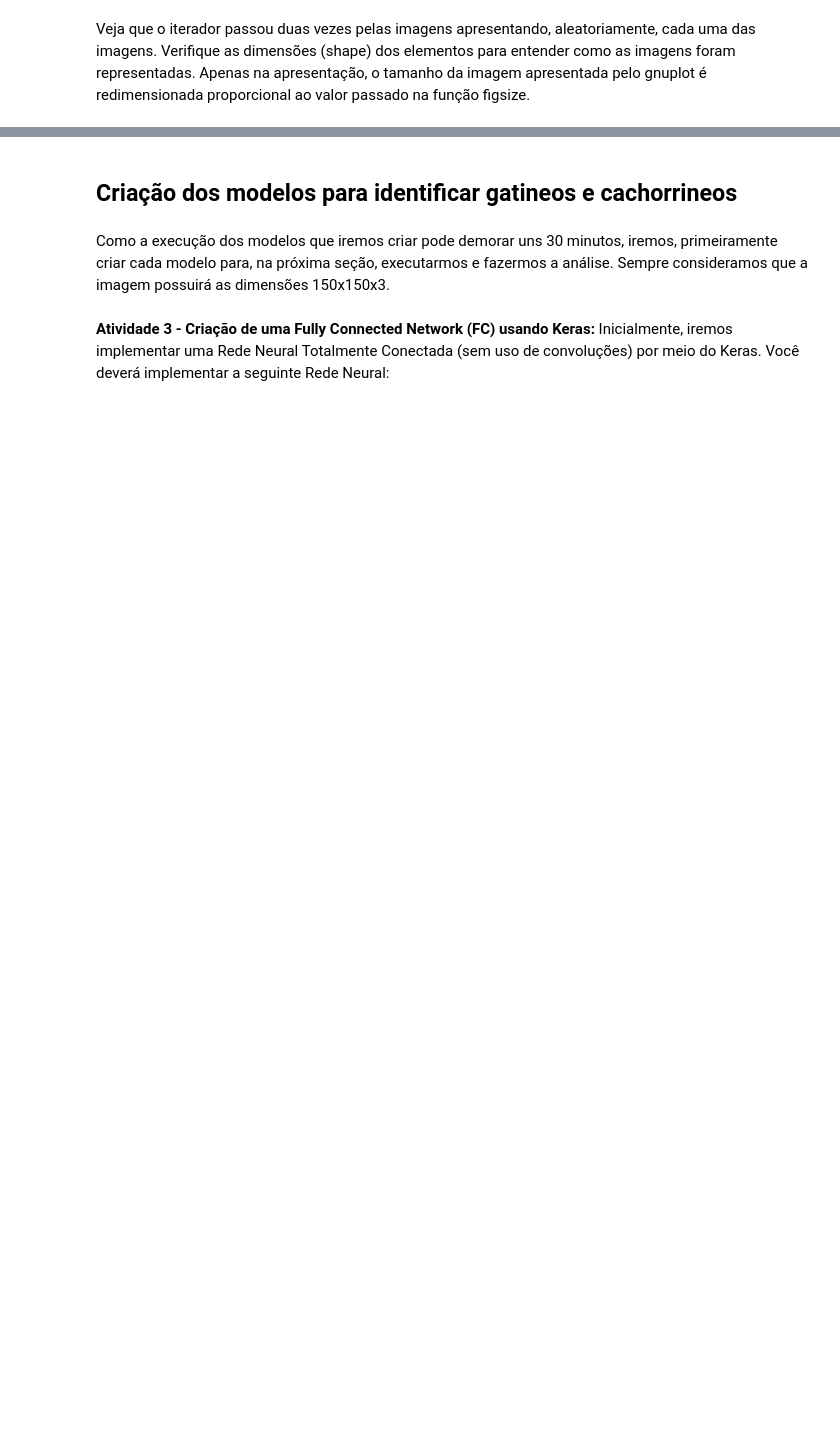
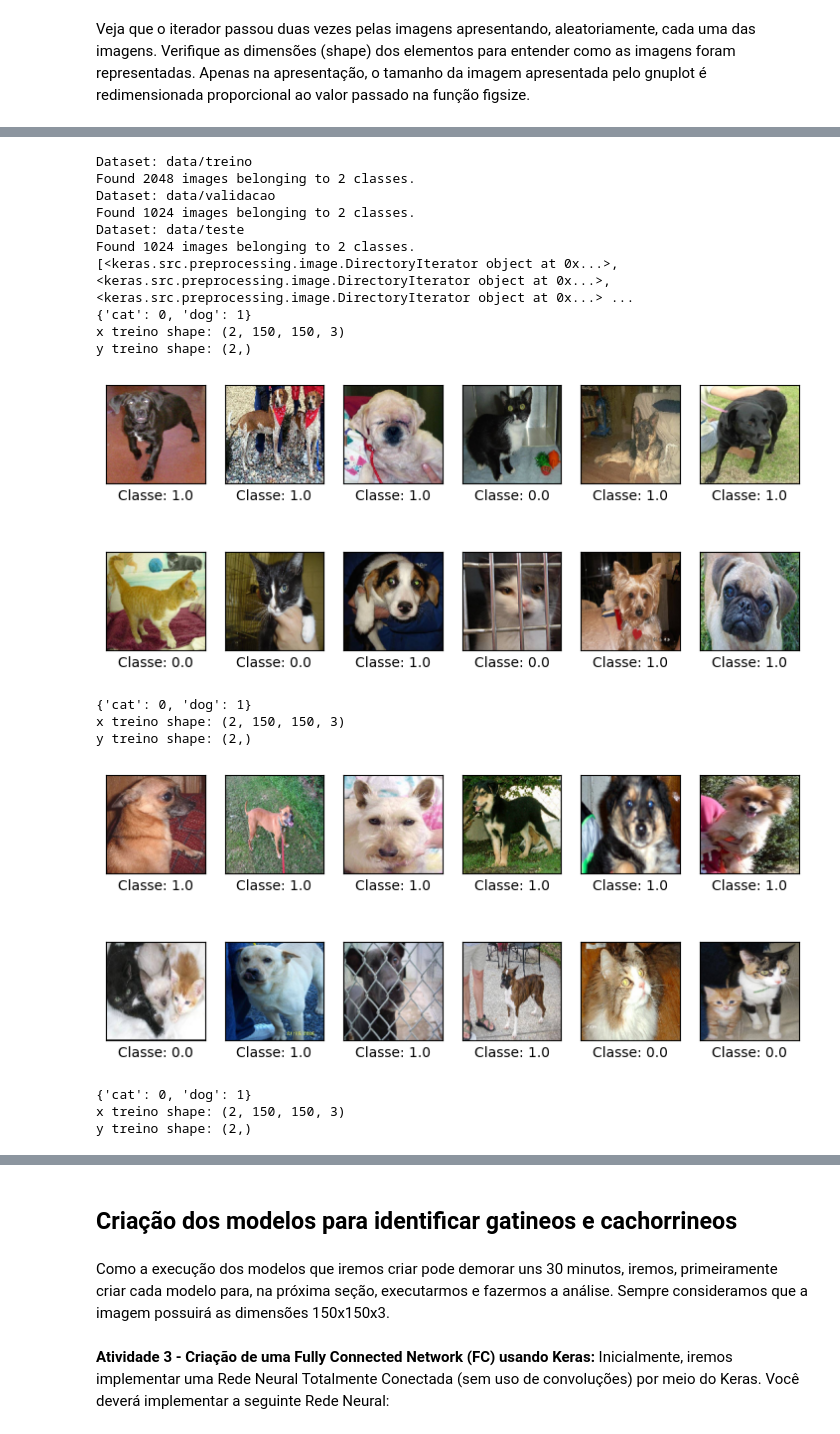
Before and after one commit to vnszero/machine-learning-algorithms, a Jupyter notebook: 5.ap-de-maquina-cefetmg-felicia-master/Identificação de Gatos e Cachorros_pratica.ipynb, the cells around one changed output, grey strips where cells are left out. Saved outputs shown, nothing was run; the diff lists cells and outputs as text; code cells hidden in the pictures; blank space fills up the shorter version.

```diff
--- a/5.ap-de-maquina-cefetmg-felicia-master/Identificação de Gatos e Cachorros_pratica.ipynb
+++ b/5.ap-de-maquina-cefetmg-felicia-master/Identificação de Gatos e Cachorros_pratica.ipynb
@@ -92,0 +97,32 @@ Veja que o iterador passou duas vezes pelas imagens apresentando, aleatoriamente
+# %%
+param_neural_network = ParametrosRedeNeural(int_batch_size=2)
+
+arr_it_datagen = get_dataset(
+  arr_str_data_dir=Constantes.ARR_STR_DATA_DIR,
+  param_training=param_neural_network,
+)
+
+print(arr_it_datagen)
+
+for it_datagen in arr_it_datagen:
+  print(it_datagen.class_indices)
+  plot_imgs_from_iterator(it_datagen, param_neural_network.int_batch_size, 6)
+# %% [output]
+Dataset: data/treino
+Found 2048 images belonging to 2 classes.
+Dataset: data/validacao
+Found 1024 images belonging to 2 classes.
+Dataset: data/teste
+Found 1024 images belonging to 2 classes.
+[<keras.src.preprocessing.image.DirectoryIterator object at 0x...>, <keras.src.preprocessing.image.DirectoryIterator object at 0x...>, <keras.src.preprocessing.image.DirectoryIterator object at 0x...> ...
+{'cat': 0, 'dog': 1}
+x treino shape: (2, 150, 150, 3)
+y treino shape: (2,)
+[figure, added]
+{'cat': 0, 'dog': 1}
+x treino shape: (2, 150, 150, 3)
+y treino shape: (2,)
+[figure, added]
+{'cat': 0, 'dog': 1}
+x treino shape: (2, 150, 150, 3)
+y treino shape: (2,)
```
Also changed, not shown: parts of 6 cells of this notebook, 8 other files.
